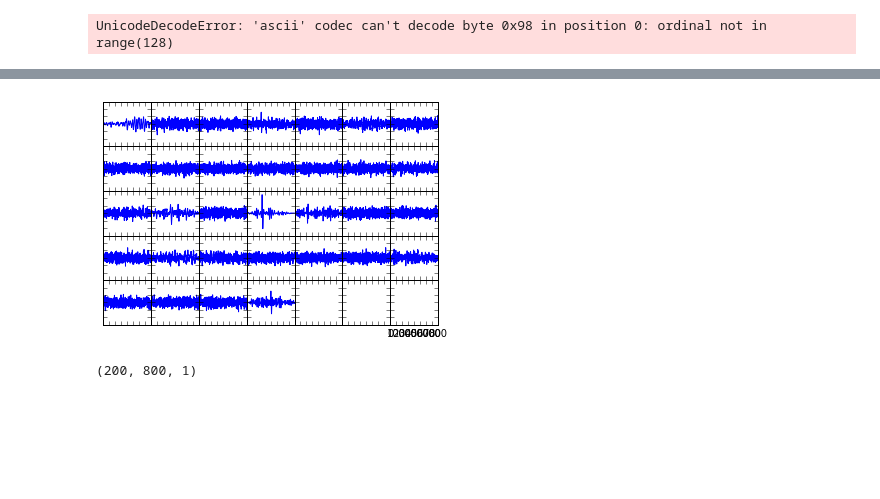
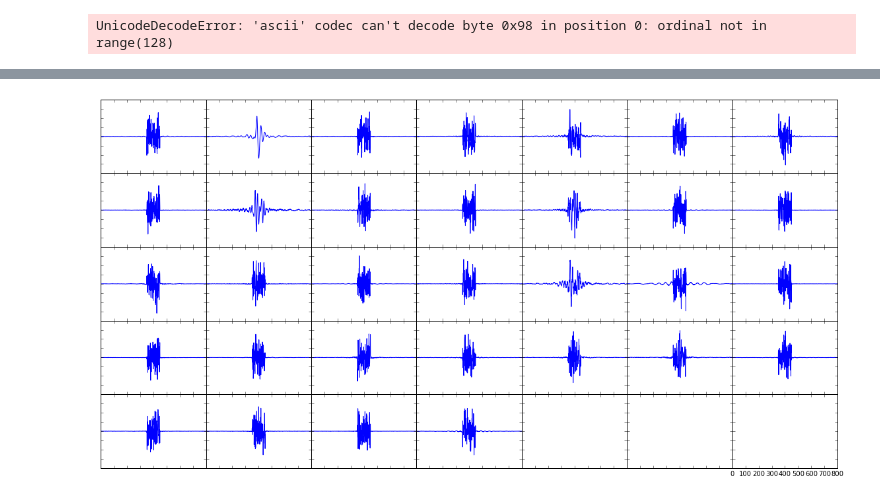
Before and after one commit to emdodds/matching-pursuit, a Jupyter notebook: Notebooks/check results.ipynb, the cells around one changed output, grey strips where cells are left out. Saved outputs shown, nothing was run; the diff lists cells and outputs as text; code cells hidden in the pictures; blank space fills up the shorter version.

```diff
--- a/Notebooks/check results.ipynb
+++ b/Notebooks/check results.ipynb
@@ -34,10 +34,8 @@ plt.plot(histories['loss'])
-# %%
-sigset.tiled_plot(phi)
-# %% [output]
-[figure, removed]
-# %%
-phi.shape
-# %% [output]
-(200, 800, 1)
+# %%
+import matplotlib
+matplotlib.rcParams['figure.figsize'] = (20.0, 10.0)
+sigset.tiled_plot(phi)
+# %% [output]
+[figure, added]
 # %%
 oops
```
Also changed, not shown: parts of 1 cell of this notebook, 1 other file.
